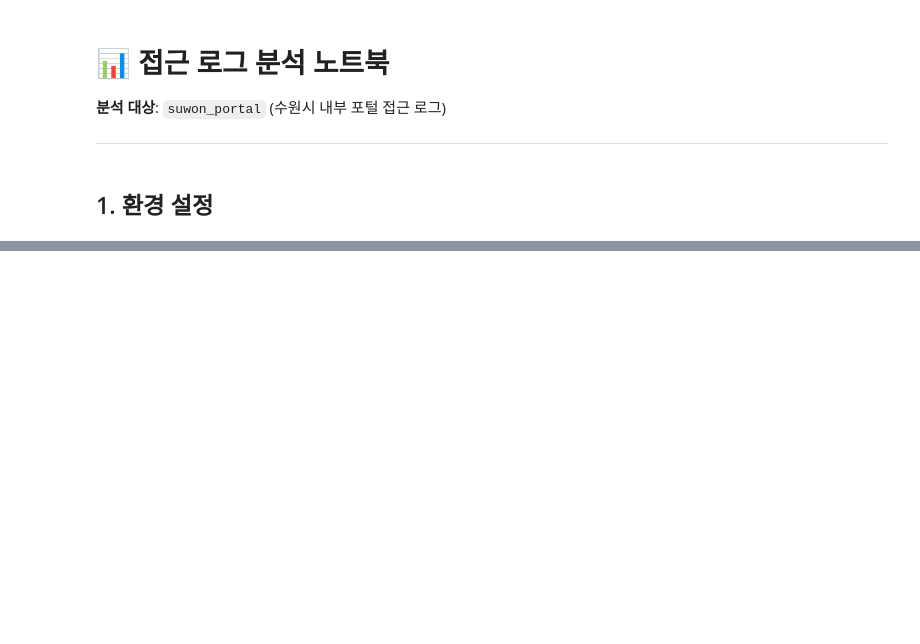
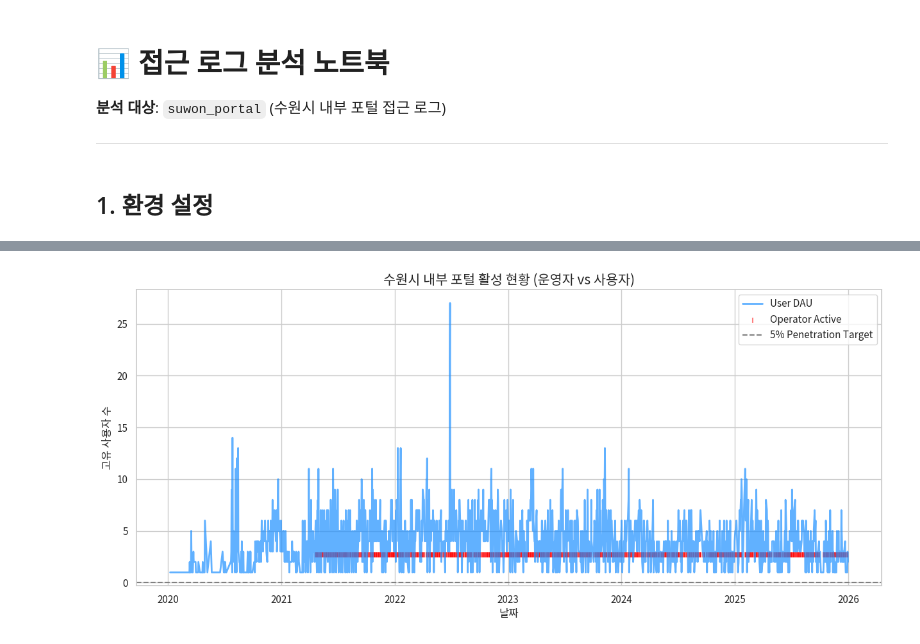
Before and after one commit to KnellBalm/Access_Analysis, a Jupyter notebook: Suwon_Inner_Portal_Access.ipynb, the cells around one changed output, grey strips where cells are left out. Saved outputs shown, nothing was run; the diff lists cells and outputs as text; code cells hidden in the pictures; blank space fills up the shorter version.

```diff
--- a/Suwon_Inner_Portal_Access.ipynb
+++ b/Suwon_Inner_Portal_Access.ipynb
@@ -32,8 +47,7 @@ pd.set_option('display.width', None)
 # %%
+# 사용 가능한 DB 목록 확인
+list_databases()
 # ========================================
 # 🔧 이 셀만 수정하면 다른 DB로 전환 가능
 # ========================================
-DB_ALIAS = "suwon_portal"  # db_config.json에 정의된 DB 별칭
-
-# 사용 가능한 DB 목록 확인
-list_databases()
+DB_ALIAS = "suwon_platform"  # db_config.json에 정의된 DB 별칭
@@ -68,0 +215,19 @@ df.describe(include='all')
+# %%
+# 일반 사용자 활성 지표 및 침투율(Penetration) 계산
+df['date'] = df['issued'].dt.date
+df['month_start'] = df['issued'].dt.to_period('M').apply(lambda r: r.start_time)
+
+# 사용자 통계
+dau = df.groupby('date')['user_id'].nunique()
+mau = df.groupby('month_start')['user_id'].nunique()
+
+# 운영자 통계 (별도)
+op_dau = op_log.groupby(op_log['issued'].dt.date)['user_id'].nunique()
+
+print(f"--- 일반 사용자 (User) ---")
+print(f"평균 DAU: {dau.mean():.1f}명")
+print(f"MAU (최근 월): {mau.iloc[-1]:.1f}명")
+print(f"서비스 침투율 (MAU/전체): {(mau.iloc[-1]/TOTAL_USERS)*100:.2f}%")
+
+print(f"\n--- 운영자 (Operator: {OPERATOR_ID}) ---")
+print(f"운영자 활동 일수: {len(op_dau)}일")
@@ -68,0 +242,21 @@ df.describe(include='all')
+# %%
+# 사용자 및 운영자 활동 추세 시각화
+plt.figure(figsize=(15, 6))
+
+# 일반 사용자 DAU
+plt.plot(dau.index, dau.values, label='User DAU', color='dodgerblue', alpha=0.7, linewidth=2)
+
+# 운영자 활동 여부 (Scatter)
+if not op_log.empty:
+    op_active_days = op_log['issued'].dt.date.unique()
+    plt.scatter(op_active_days, [dau.max()*0.1 if not dau.empty else 1]*len(op_active_days),
+                color='red', marker='|', label='Operator Active', alpha=0.5)
+
+plt.title('수원시 내부 포털 활성 현황 (운영자 vs 사용자)', fontsize=15)
+plt.axhline(color='gray', linestyle='--', label='5% Penetration Target') # 단순 가이드라인
+plt.xlabel('날짜')
+plt.ylabel('고유 사용자 수')
+plt.legend()
+plt.show()
+# %% [output]
+[figure, added]
```
Also changed, not shown: parts of 38 cells of this notebook, 8 other files.
